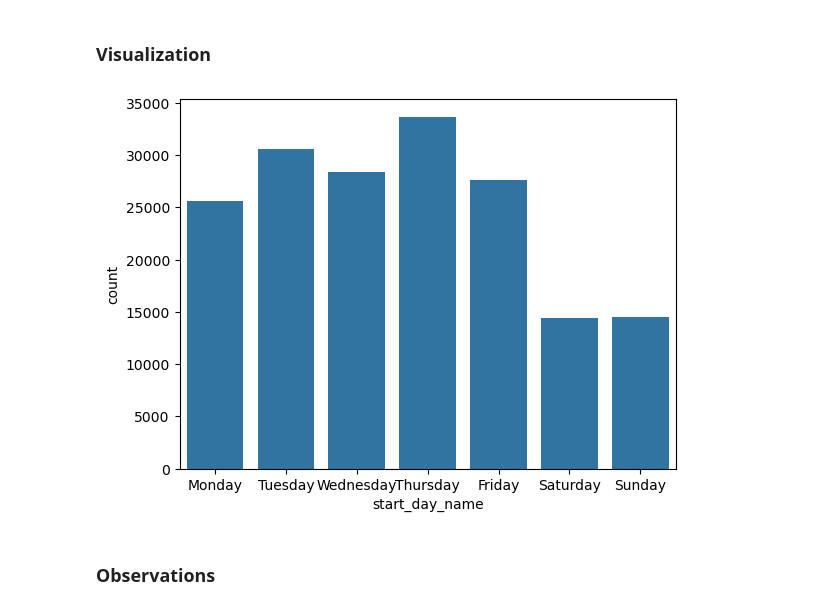
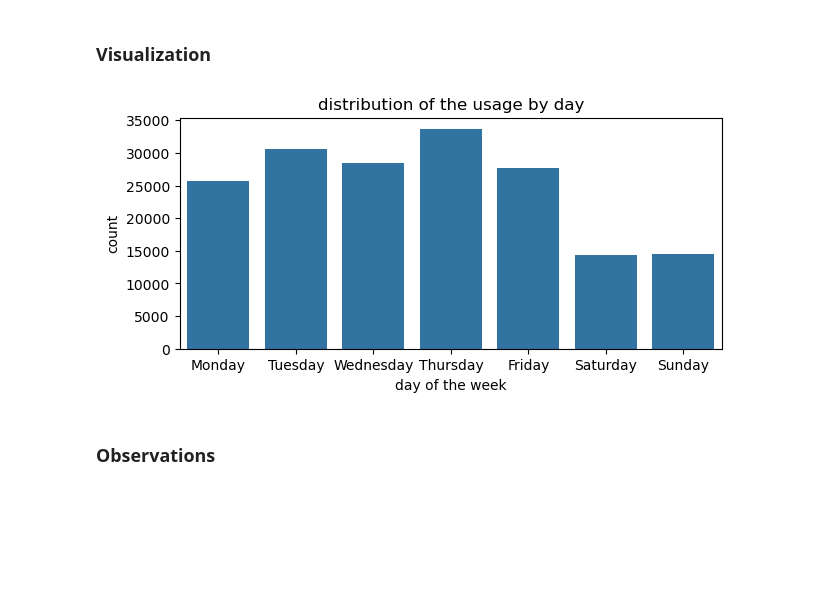
Before and after one commit to mamediarra/communicate-data-finding-fordgobike, a Jupyter notebook: Part_I_exploration.ipynb, the cells around one changed output. Cells and saved outputs as stored; diff of their text form; code cells hidden in the pictures; blank space fills up the shorter version.

```diff
--- a/Part_I_exploration.ipynb
+++ b/Part_I_exploration.ipynb
@@ -514,11 +514,13 @@ df_bike_clean['start_day_name']=df_bike_clean['start_day_name'].astype(ordered_v
 df_bike_clean['end_day_name']=df_bike_clean['end_day_name'].astype(ordered_var)
 # %%
 default_color=sns.color_palette()[0]
-figsize=[8,5]
+plt.figure(figsize=[7,3])
 sns.countplot(data=df_bike_clean,x='start_day_name',color=default_color)
+plt.xlabel('day of the week')
+plt.title('distribution of the usage by day')
 plt.show()
 # %% [output]
-[figure, old version]
+[figure, new version]
 # %% [markdown]
 ### Observations
 # %% [markdown]
```
Also changed, not shown: parts of 49 cells of this notebook, 1 other file.
